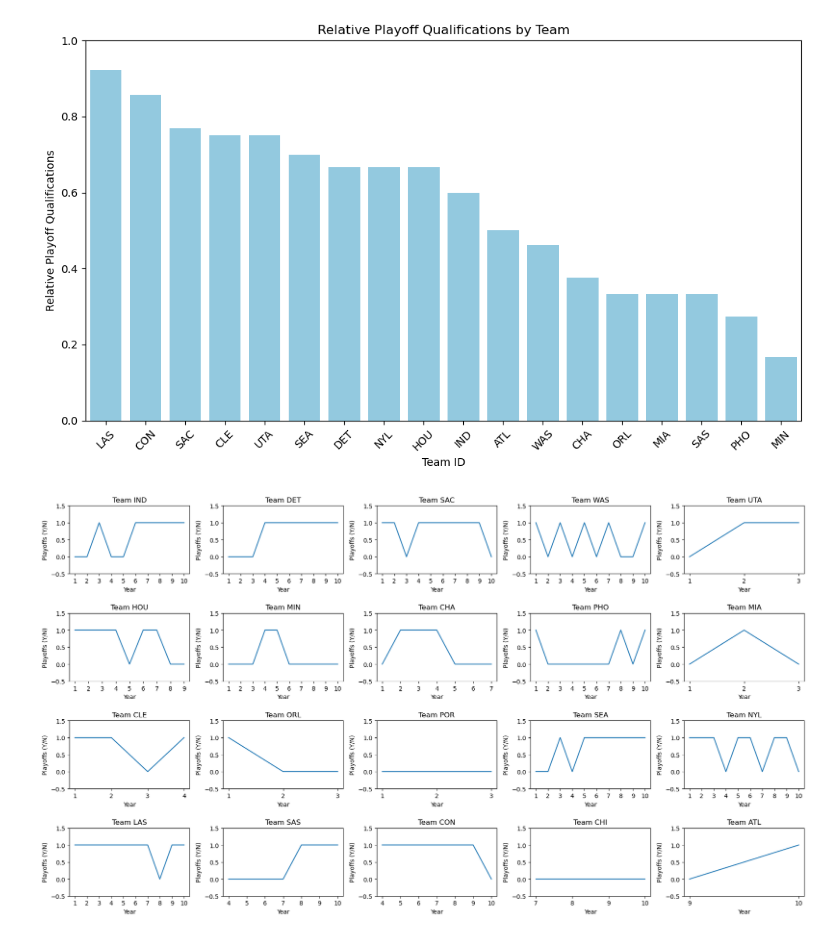
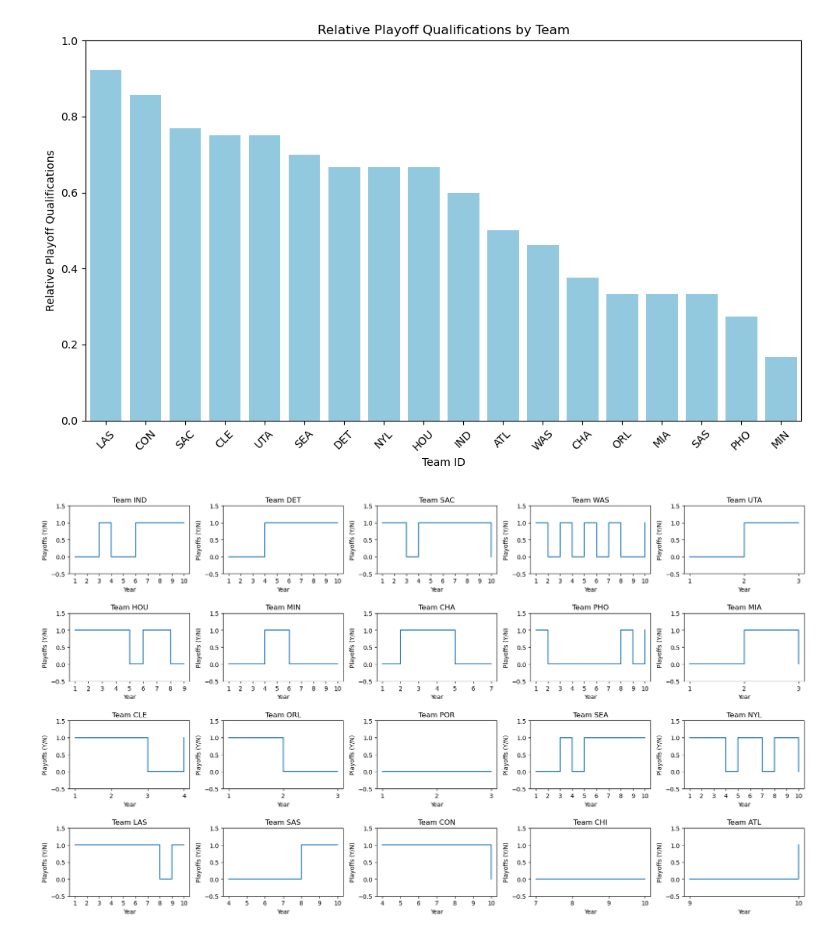
Before and after one commit to toni-santos/ac-2023, a Jupyter notebook: main.ipynb, the cells around one changed output. Cells and saved outputs as stored; diff of their text form; code cells hidden in the pictures.

Commit message:
fix graph visualization

```diff
--- a/main.ipynb
+++ b/main.ipynb
@@ -242,28 +242,28 @@ plt.show()
 # %%
 cc_tm['year'] = pd.to_numeric(cc_tm['year'], errors='coerce')
 cc_tm['playoff'] = (cc_tm['playoff'] == 'Y').astype(int)
 cc_tm.sort_values(by='year', inplace=True)
 
 unique_teams = cc_tm['tmID'].unique()
 
 num_teams = len(unique_teams)
 num_rows = 4
 num_cols = (num_teams + 1) // num_rows
 
 
 plt.figure(figsize=(18, 10))
 for i, team in enumerate(unique_teams, 1):
     plt.subplot(num_rows, num_cols, i)
     team_data = cc_tm[cc_tm['tmID'] == team]
-    plt.plot(team_data['year'], team_data['playoff'])
+    plt.step(team_data['year'], team_data['playoff'], where='post')  # Use step function
     plt.xlabel('Year')
     plt.ylabel('Playoffs (Y/N)')
     plt.title(f'Team {team}')
     plt.ylim(-0.5, 1.5)
     plt.xticks(list(range(int(team_data['year'].min()), int(team_data['year'].max())+1)))  # Set xticks to integers
 
 
 plt.tight_layout(h_pad=2)
 plt.show()
 # %% [output]
-[figure, old version]
+[figure, new version]
```
